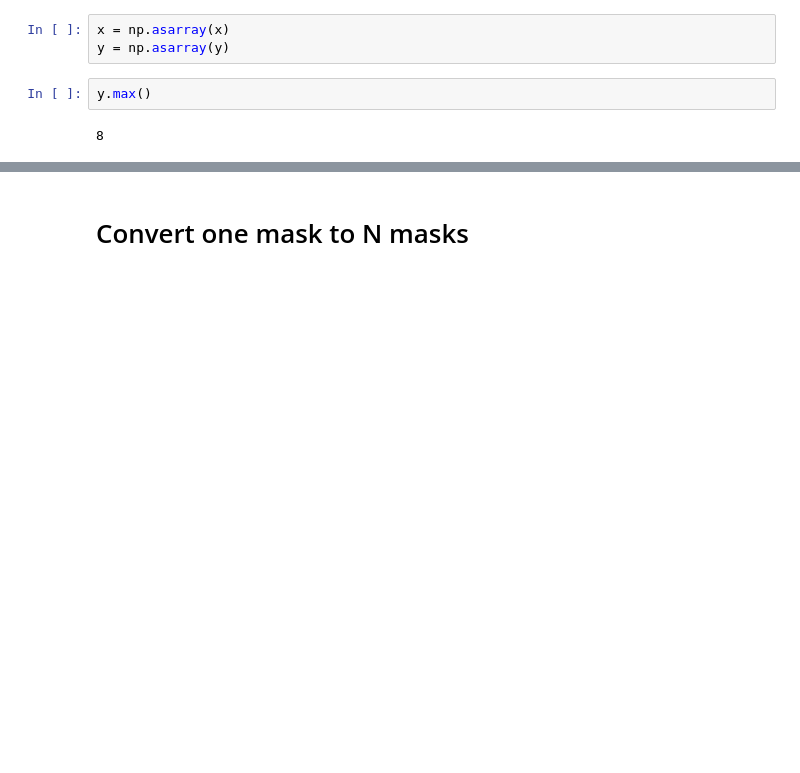
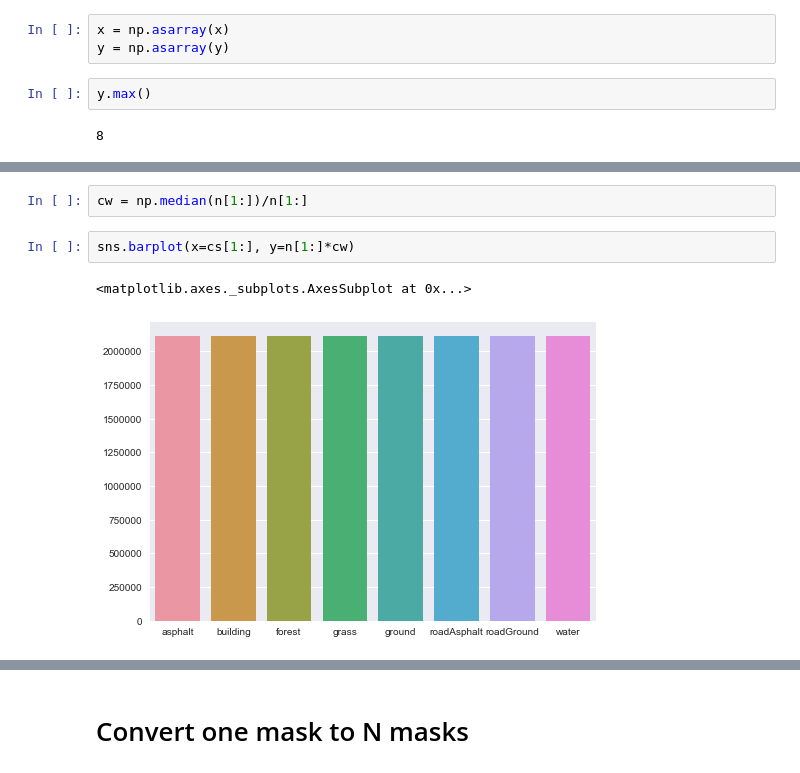
Before and after one commit to vladostan/copterutils, a Jupyter notebook: seg/pipeline_1.ipynb, the cells around one changed output, grey strips where cells are left out. Cells and saved outputs as stored; diff of their text form; blank space fills up the shorter version.

```diff
--- a/seg/pipeline_1.ipynb
+++ b/seg/pipeline_1.ipynb
@@ -55,0 +74,7 @@ print(y.shape)
+# %%
+cw = np.median(n[1:])/n[1:]
+# %%
+sns.barplot(x=cs[1:], y=n[1:]*cw)
+# %% [output]
+<matplotlib.axes._subplots.AxesSubplot at 0x...>
+[figure, added]
```
Also changed, not shown: parts of 53 cells of this notebook, 1 other file.
